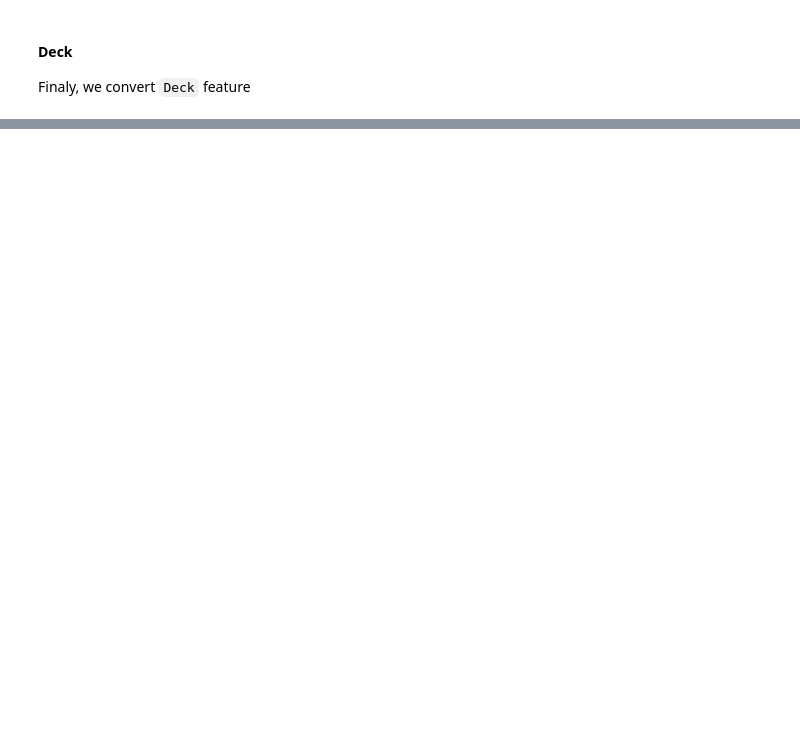
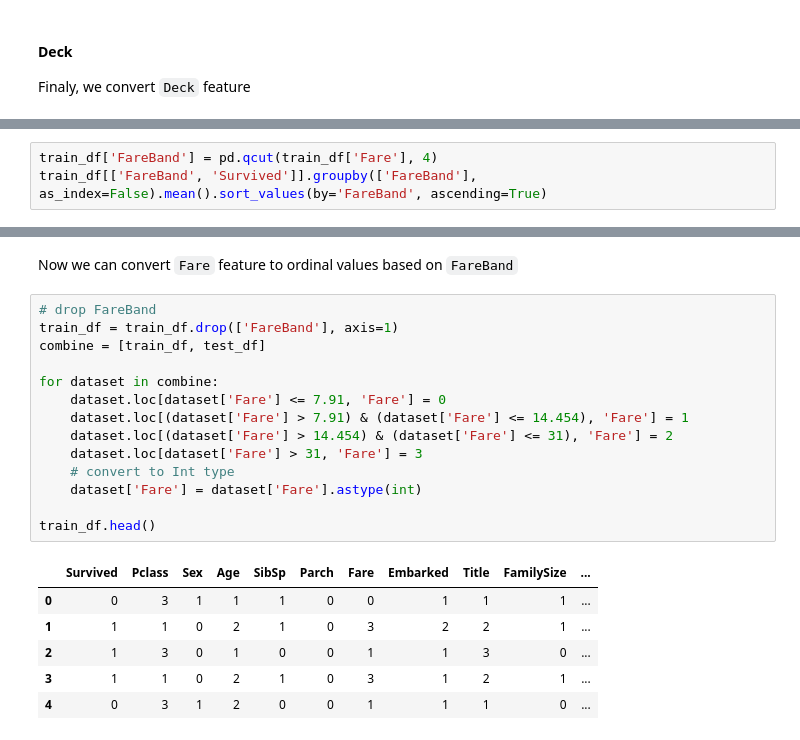
Before and after one commit to eriansha/titanic-survivor, a Jupyter notebook: Investigate Titanic Survivor.ipynb, the cells around one changed output, grey strips where cells are left out. Cells and saved outputs as stored; diff of their text form; blank space fills up the shorter version.

```diff
--- a/Investigate Titanic Survivor.ipynb
+++ b/Investigate Titanic Survivor.ipynb
@@ -550,0 +621,3 @@ train_df.head()
+# %%
+train_df['FareBand'] = pd.qcut(train_df['Fare'], 4)
+train_df[['FareBand', 'Survived']].groupby(['FareBand'], as_index=False).mean().sort_values(by='FareBand', ascending=True)
@@ -550,0 +630,23 @@ train_df.head()
+# %% [markdown]
+Now we can convert `Fare` feature to ordinal values based on `FareBand`
+# %%
+# drop FareBand
+train_df = train_df.drop(['FareBand'], axis=1)
+combine = [train_df, test_df]
+
+for dataset in combine:
+    dataset.loc[dataset['Fare'] <= 7.91, 'Fare'] = 0
+    dataset.loc[(dataset['Fare'] > 7.91) & (dataset['Fare'] <= 14.454), 'Fare'] = 1
+    dataset.loc[(dataset['Fare'] > 14.454) & (dataset['Fare'] <= 31), 'Fare'] = 2
+    dataset.loc[dataset['Fare'] > 31, 'Fare'] = 3
+    # convert to Int type
+    dataset['Fare'] = dataset['Fare'].astype(int)
+
+train_df.head()
+# %% [output]
+|  | Survived | Pclass | Sex | Age | SibSp | Parch | Fare | Embarked | Title | FamilySize | ... |
+| 0 | 0 | 3 | 1 | 1 | 1 | 0 | 0 | 1 | 1 | 1 | ... |
+| 1 | 1 | 1 | 0 | 2 | 1 | 0 | 3 | 2 | 2 | 1 | ... |
+| 2 | 1 | 3 | 0 | 1 | 0 | 0 | 1 | 1 | 3 | 0 | ... |
+| 3 | 1 | 1 | 0 | 2 | 1 | 0 | 3 | 1 | 2 | 1 | ... |
+| 4 | 0 | 3 | 1 | 2 | 0 | 0 | 1 | 1 | 1 | 0 | ... |
```
Also changed, not shown: parts of 16 cells of this notebook.
